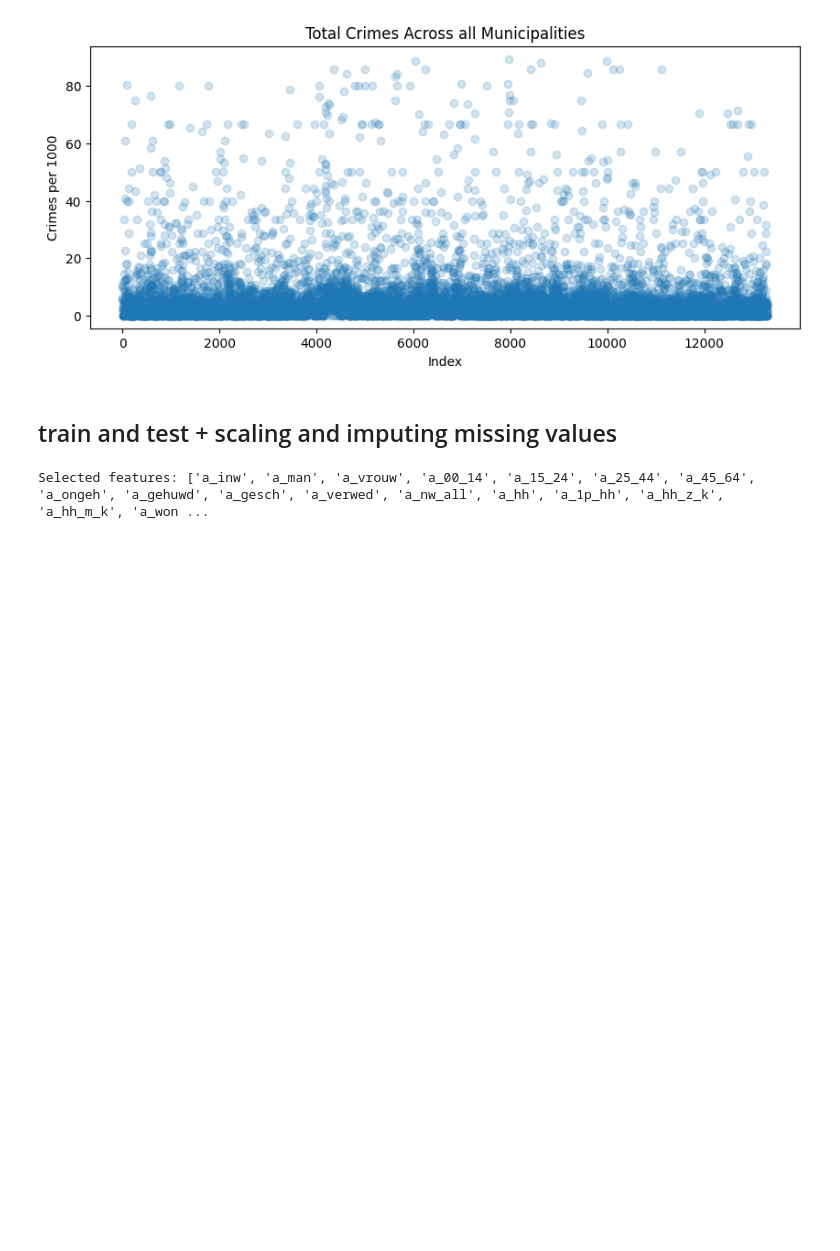
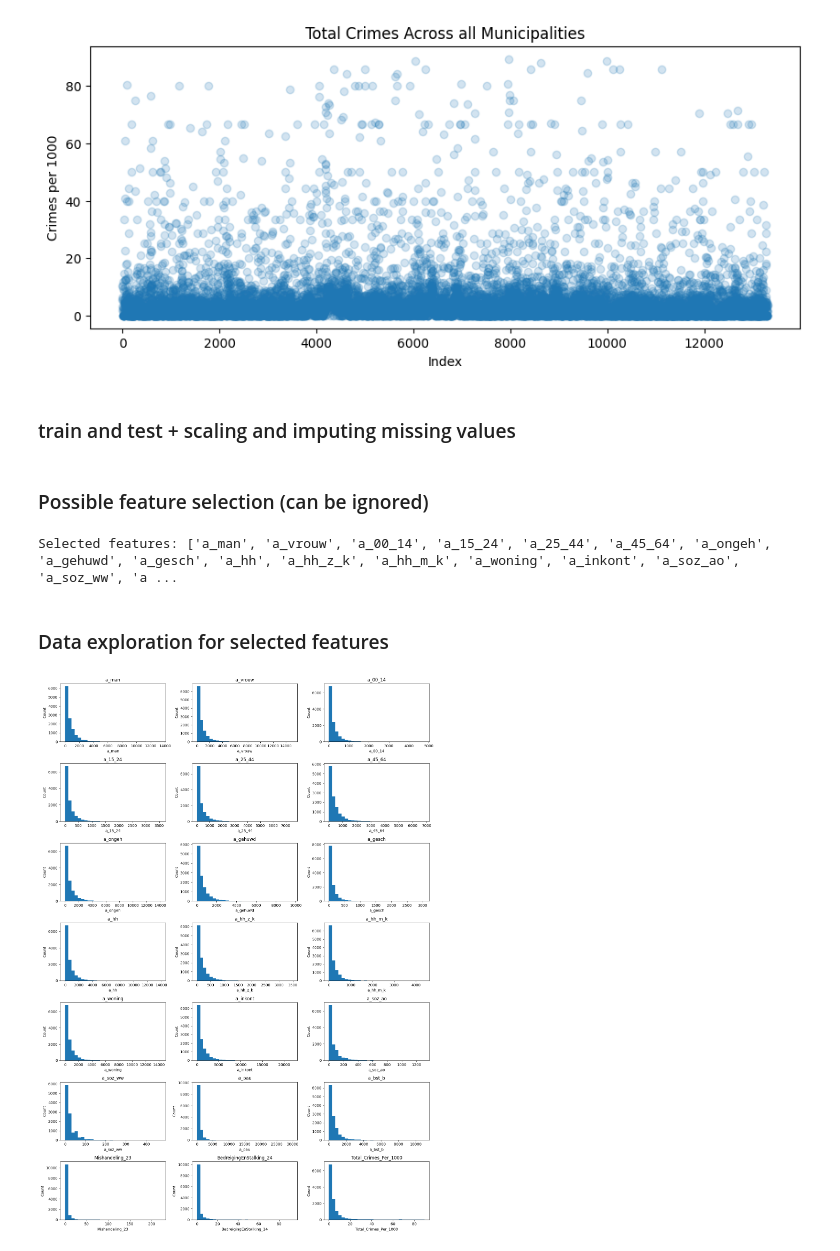
Before and after one commit to DiegoSourbag/ML-Final_Project, a Jupyter notebook: main.ipynb, the cells around one changed output. Cells and saved outputs as stored; diff of their text form; code cells hidden in the pictures; blank space fills up the shorter version.

```diff
--- a/main.ipynb
+++ b/main.ipynb
@@ -140,6 +149,6 @@ Rows after trimming: 12060
 Rows removed: 321
 [figure]
 # %% [markdown]
-## train and test + scaling and imputing missing values
+### train and test + scaling and imputing missing values
 # %%
 random_state = 11
@@ -179,9 +189,11 @@ X_test_ord = X_test[ordinal_cols]
 
 X_train_final = pd.concat([X_train_num_imputed_scaled, X_train_ord], axis=1)
 X_test_final = pd.concat([X_test_num_imputed_scaled, X_test_ord], axis=1)
+# %% [markdown]
+### Possible feature selection (can be ignored)
 # %%
 #feature selection
-feature_selection = SelectKBest(score_func=mutual_info_regression, k=25)
+feature_selection = SelectKBest(score_func=mutual_info_regression, k=20)
 
 feature_selection.fit(X_train_final, y_train)
 X_train_selected = feature_selection.transform(X_train_final)
@@ -190,4 +202,27 @@ X_test_selected = feature_selection.transform(X_test_final)
 selected_features = X_train_final.columns[feature_selection.get_support()]
 print("Selected features:", list(selected_features))
 # %% [output]
-Selected features: ['a_inw', 'a_man', 'a_vrouw', 'a_00_14', 'a_15_24', 'a_25_44', 'a_45_64', 'a_ongeh', 'a_gehuwd', 'a_gesch', 'a_verwed', 'a_nw_all', 'a_hh', 'a_1p_hh', 'a_hh_z_k', 'a_hh_m_k', 'a_won ...
+Selected features: ['a_man', 'a_vrouw', 'a_00_14', 'a_15_24', 'a_25_44', 'a_45_64', 'a_ongeh', 'a_gehuwd', 'a_gesch', 'a_hh', 'a_hh_z_k', 'a_hh_m_k', 'a_woning', 'a_inkont', 'a_soz_ao', 'a_soz_ww', 'a ...
+# %% [markdown]
+### Data exploration for selected features
+# %%
+feature_cols = list(selected_features)
+target_col = "Total_Crimes_Per_1000"
+
+cols = feature_cols + [target_col]
+n_cols = 3
+n_rows = int(np.ceil(len(cols) / n_cols))
+
+fig, axes = plt.subplots(n_rows, n_cols, figsize=(15, n_rows * 3))
+axes = axes.flatten()
+
+for i, col in enumerate(cols):
+    axes[i].hist(df[col].values, bins=30)
+    axes[i].set_title(f"{col}")
+    axes[i].set_xlabel(col)
+    axes[i].set_ylabel("Count")
+
+plt.tight_layout()
+plt.show()
+# %% [output]
+[figure, added]
```
Also changed, not shown: parts of 14 cells of this notebook.
